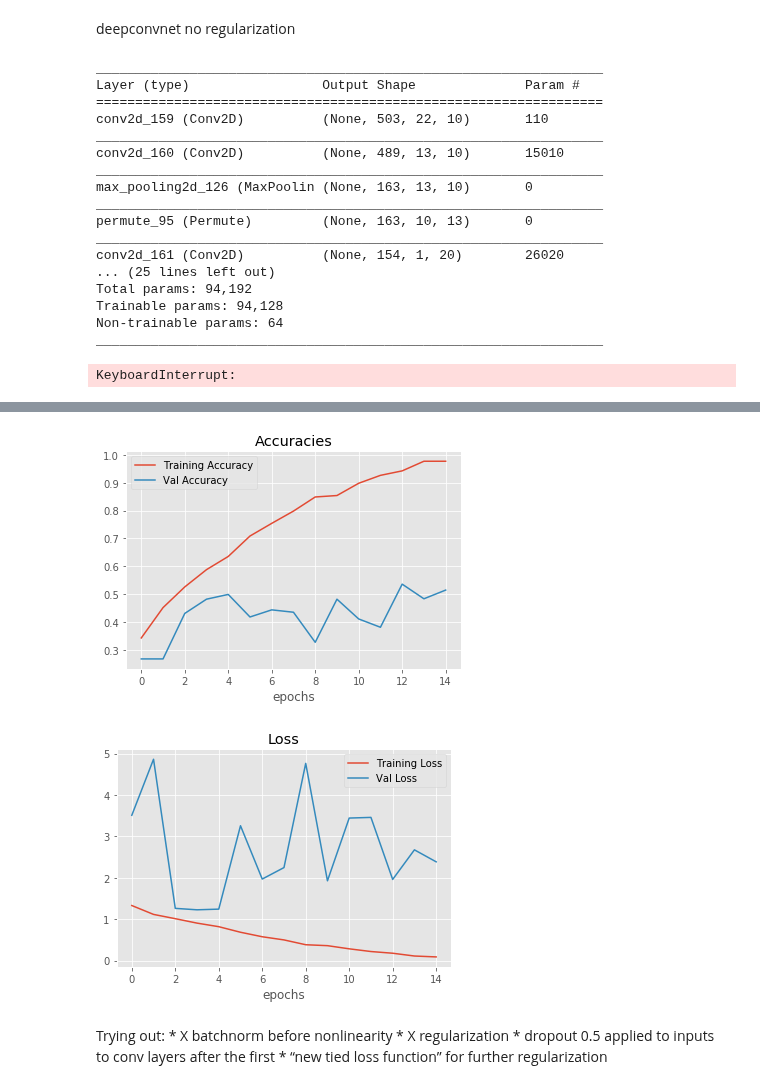
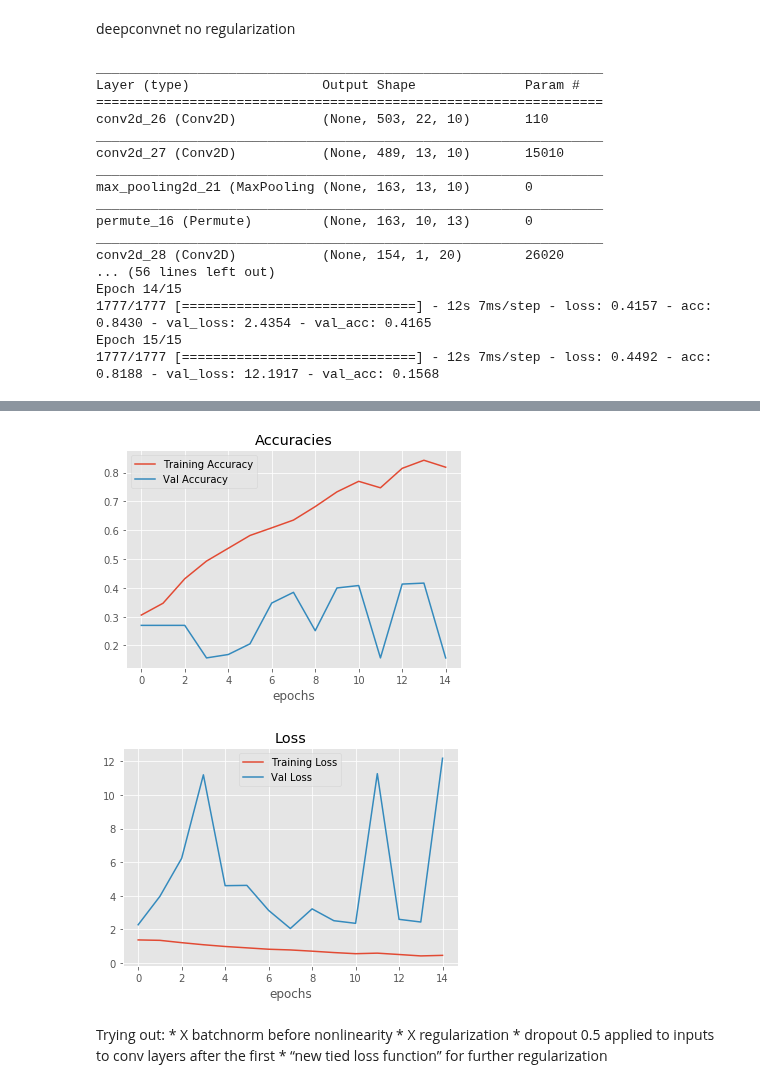
Before and after one commit to kunalpatel1793/Neural-Nets-Final-Project, a Jupyter notebook: DeepConvNet.ipynb, the cells around one changed output, grey strips where cells are left out. Cells and saved outputs as stored; diff of their text form; code cells hidden in the pictures.

```diff
--- a/DeepConvNet.ipynb
+++ b/DeepConvNet.ipynb
@@ -73,0 +123,7 @@ print test_data.shape
+# %%
+train_data_sliced, train_labels_sliced = create_window_data(train_data, train_labels, windows=10)
+test_data_sliced, test_labels_sliced = create_window_data(test_data, test_labels, windows=10)
+print train_data_sliced.shape
+print train_labels_sliced.shape
+print test_data_sliced.shape
+print test_labels_sliced.shape
@@ -73,0 +135,5 @@ print test_data.shape
+# %%
+test_data_sliced = test_data_sliced[:500,:]
+test_labels_sliced = test_labels_sliced[:500,:]
+print test_data_sliced.shape
+print test_labels_sliced.shape
@@ -73,0 +143,5 @@ print test_data.shape
+# %%
+traindata2d = train_data_sliced.reshape(train_data_sliced.shape[0], train_data_sliced.shape[2], train_data_sliced.shape[1], 1)
+testdata2d = test_data_sliced.reshape(test_data_sliced.shape[0], test_data_sliced.shape[2], test_data_sliced.shape[1], 1)
+print traindata2d.shape
+print testdata2d.shape
@@ -103,29 +180,28 @@ model.compile(optimizer = 'adam',
              loss = 'categorical_crossentropy',
              metrics=['accuracy'])
 model.summary()
-hist = model.fit(train_data,train_labels,epochs=15,validation_split=0.25,batch_size=128)
+hist = model.fit(traindata2d,train_labels_sliced,epochs=15,validation_split=0.25,batch_size=32)
 #model.test_on_batch(test_data, test_labels)
 # %% [output]
 _________________________________________________________________
 Layer (type)                 Output Shape              Param #
 =================================================================
-conv2d_159 (Conv2D)          (None, 503, 22, 10)       110
+conv2d_26 (Conv2D)           (None, 503, 22, 10)       110
 _________________________________________________________________
-conv2d_160 (Conv2D)          (None, 489, 13, 10)       15010
+conv2d_27 (Conv2D)           (None, 489, 13, 10)       15010
 _________________________________________________________________
-max_pooling2d_126 (MaxPoolin (None, 163, 13, 10)       0
+max_pooling2d_21 (MaxPooling (None, 163, 13, 10)       0
 _________________________________________________________________
-permute_95 (Permute)         (None, 163, 10, 13)       0
+permute_16 (Permute)         (None, 163, 10, 13)       0
 _________________________________________________________________
-conv2d_161 (Conv2D)          (None, 154, 1, 20)        26020
-... (25 lines left out)
-Total params: 94,192
-Trainable params: 94,128
-Non-trainable params: 64
-_________________________________________________________________
+conv2d_28 (Conv2D)           (None, 154, 1, 20)        26020
+... (56 lines left out)
+Epoch 14/15
+1777/1777 [==============================] - 12s 7ms/step - loss: 0.4157 - acc: 0.8430 - val_loss: 2.4354 - val_acc: 0.4165
+Epoch 15/15
+1777/1777 [==============================] - 12s 7ms/step - loss: 0.4492 - acc: 0.8188 - val_loss: 12.1917 - val_acc: 0.1568
-KeyboardInterrupt:
 # %%
-test_score = model.evaluate(test_data, test_labels, batch_size=128)
+test_score = model.evaluate(testdata2d, test_labels_sliced, batch_size=32)
 print "Test Score: {}".format(test_score)
 plot_hist([hist.history['acc'],hist.history['val_acc']],['Training Accuracy','Val Accuracy'],title='Accuracies')
 plot_hist([hist.history['loss'],hist.history['val_loss']],['Training Loss','Val Loss'],title='Loss')
@@ -135,5 +211,5 @@ Test Score: [1.4661457538604736, 0.57999998331069946]
-[figure, old version]
+[figure, new version]
-[figure, old version]
+[figure, new version]
 # %% [markdown]
 Trying out:
     * X batchnorm before nonlinearity
```
Also changed, not shown: parts of 10 cells of this notebook.
